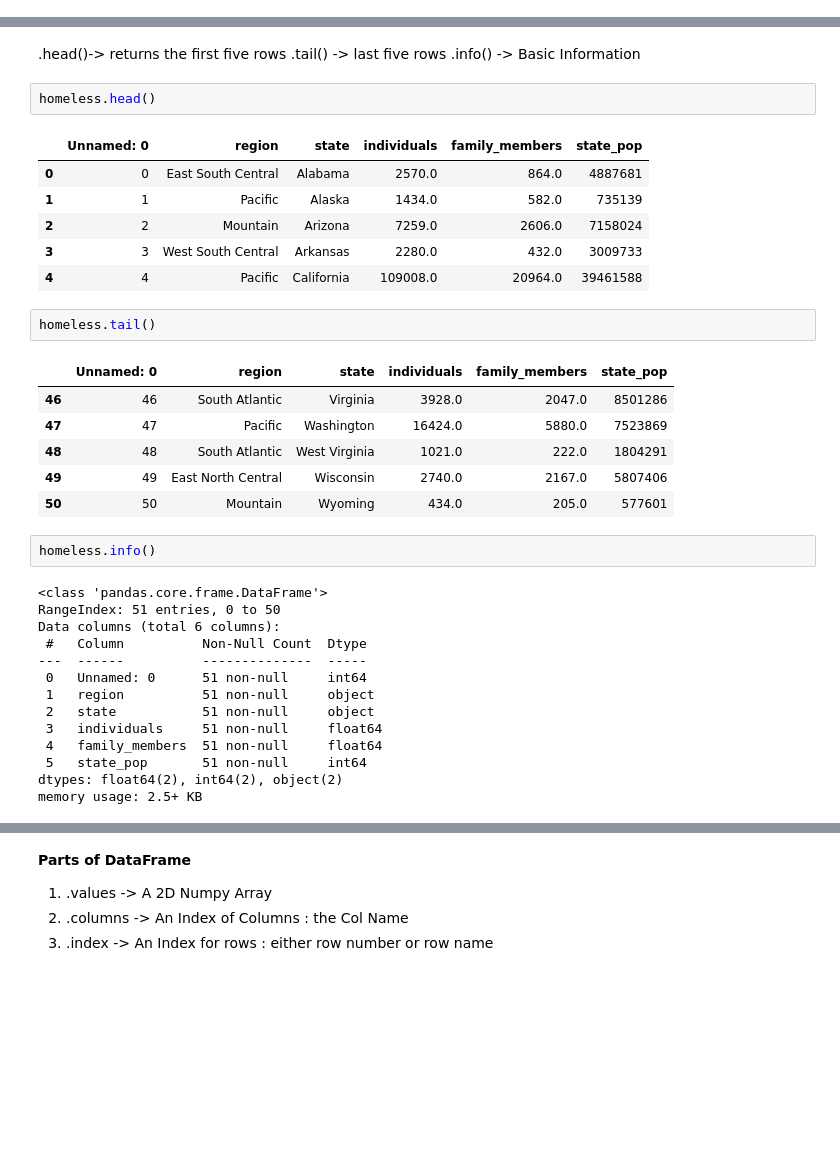
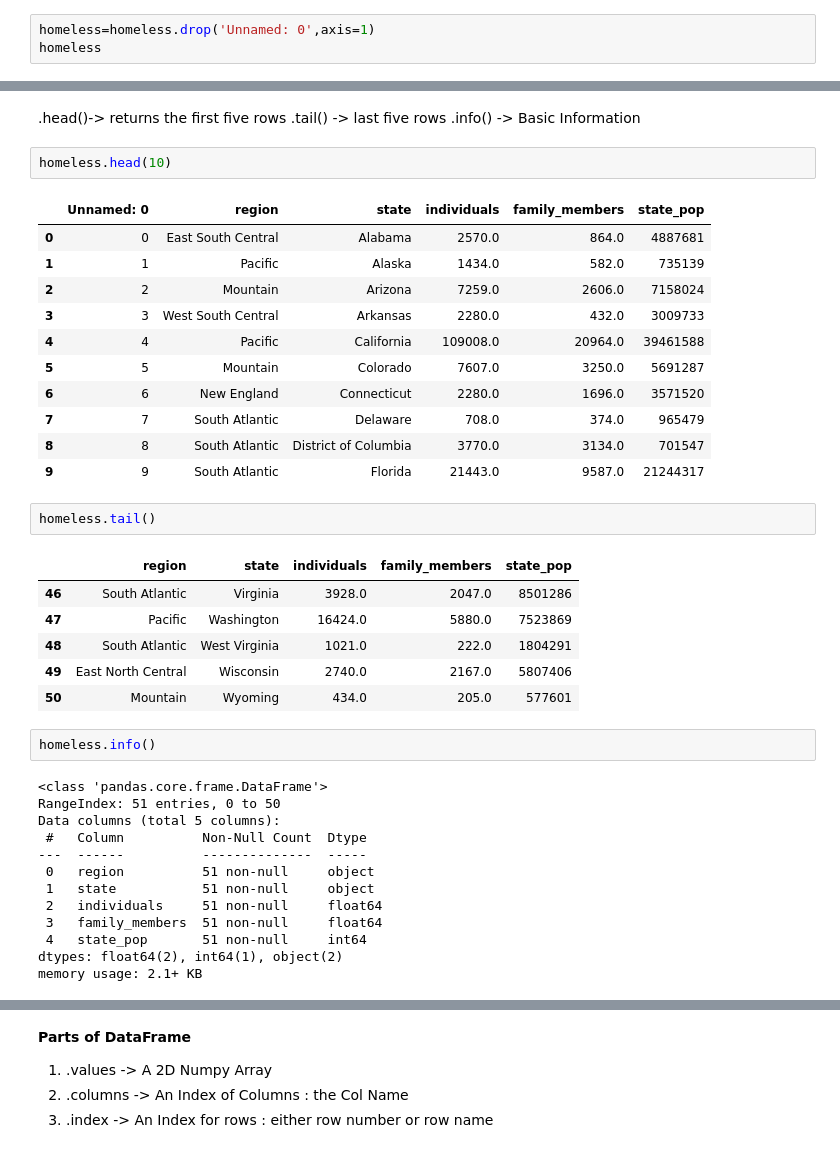
Before and after one commit to DMMPrice/Python-class, a Jupyter notebook: pandas_homelessness.ipynb, the cells around one changed output, grey strips where cells are left out. Saved outputs shown, nothing was run; the diff lists cells and outputs as text; blank space fills up the shorter version.

```diff
--- a/pandas_homelessness.ipynb
+++ b/pandas_homelessness.ipynb
@@ -16,0 +33,3 @@ print(type(homeless))
+# %%
+homeless=homeless.drop('Unnamed: 0',axis=1)
+homeless
@@ -21,39 +58,43 @@ print(type(homeless))
 .tail() -> last five rows
 .info() -> Basic Information
 # %%
-homeless.head()
+homeless.head(10)
 # %% [output]
 |  | Unnamed: 0 | region | state | individuals | family_members | state_pop |
 | 0 | 0 | East South Central | Alabama | 2570.0 | 864.0 | 4887681 |
 | 1 | 1 | Pacific | Alaska | 1434.0 | 582.0 | 735139 |
 | 2 | 2 | Mountain | Arizona | 7259.0 | 2606.0 | 7158024 |
 | 3 | 3 | West South Central | Arkansas | 2280.0 | 432.0 | 3009733 |
 | 4 | 4 | Pacific | California | 109008.0 | 20964.0 | 39461588 |
+| 5 | 5 | Mountain | Colorado | 7607.0 | 3250.0 | 5691287 |
+| 6 | 6 | New England | Connecticut | 2280.0 | 1696.0 | 3571520 |
+| 7 | 7 | South Atlantic | Delaware | 708.0 | 374.0 | 965479 |
+| 8 | 8 | South Atlantic | District of Columbia | 3770.0 | 3134.0 | 701547 |
+| 9 | 9 | South Atlantic | Florida | 21443.0 | 9587.0 | 21244317 |
 # %%
 homeless.tail()
 # %% [output]
-|  | Unnamed: 0 | region | state | individuals | family_members | state_pop |
-| 46 | 46 | South Atlantic | Virginia | 3928.0 | 2047.0 | 8501286 |
-| 47 | 47 | Pacific | Washington | 16424.0 | 5880.0 | 7523869 |
-| 48 | 48 | South Atlantic | West Virginia | 1021.0 | 222.0 | 1804291 |
-| 49 | 49 | East North Central | Wisconsin | 2740.0 | 2167.0 | 5807406 |
-| 50 | 50 | Mountain | Wyoming | 434.0 | 205.0 | 577601 |
+|  | region | state | individuals | family_members | state_pop |
+| 46 | South Atlantic | Virginia | 3928.0 | 2047.0 | 8501286 |
+| 47 | Pacific | Washington | 16424.0 | 5880.0 | 7523869 |
+| 48 | South Atlantic | West Virginia | 1021.0 | 222.0 | 1804291 |
+| 49 | East North Central | Wisconsin | 2740.0 | 2167.0 | 5807406 |
+| 50 | Mountain | Wyoming | 434.0 | 205.0 | 577601 |
 # %%
 homeless.info()
 # %% [output]
 <class 'pandas.core.frame.DataFrame'>
 RangeIndex: 51 entries, 0 to 50
-Data columns (total 6 columns):
+Data columns (total 5 columns):
  #   Column          Non-Null Count  Dtype
 ---  ------          --------------  -----
- 0   Unnamed: 0      51 non-null     int64
- 1   region          51 non-null     object
- 2   state           51 non-null     object
- 3   individuals     51 non-null     float64
- 4   family_members  51 non-null     float64
- 5   state_pop       51 non-null     int64
-dtypes: float64(2), int64(2), object(2)
-memory usage: 2.5+ KB
+ 0   region          51 non-null     object
+ 1   state           51 non-null     object
+ 2   individuals     51 non-null     float64
+ 3   family_members  51 non-null     float64
+ 4   state_pop       51 non-null     int64
+dtypes: float64(2), int64(1), object(2)
+memory usage: 2.1+ KB
 # %%
 homeless.describe() # Calculates a few summary stats for each cols
 # %% [output]
```
Also changed, not shown: parts of 15 cells of this notebook, 28 other files.
